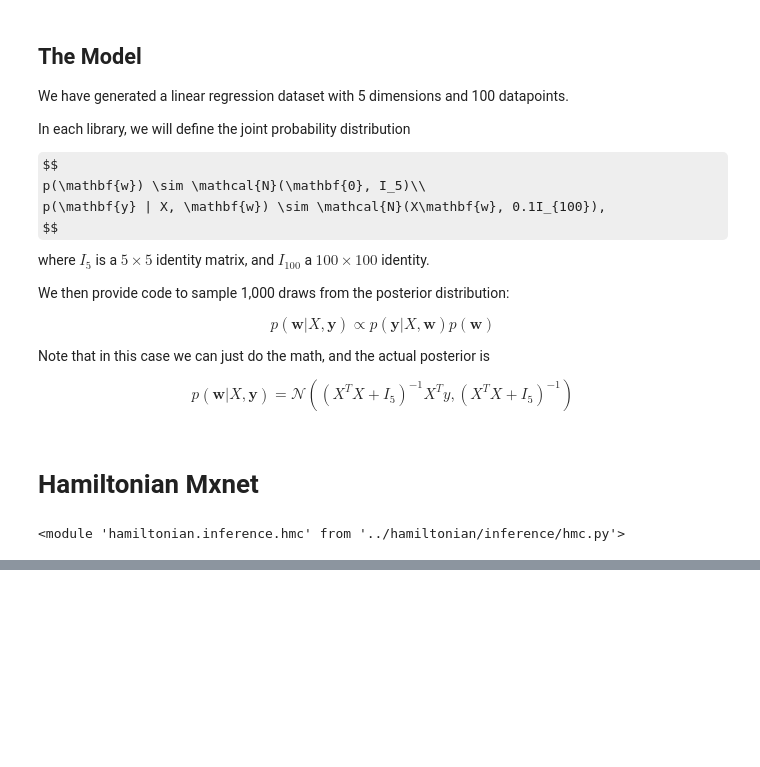
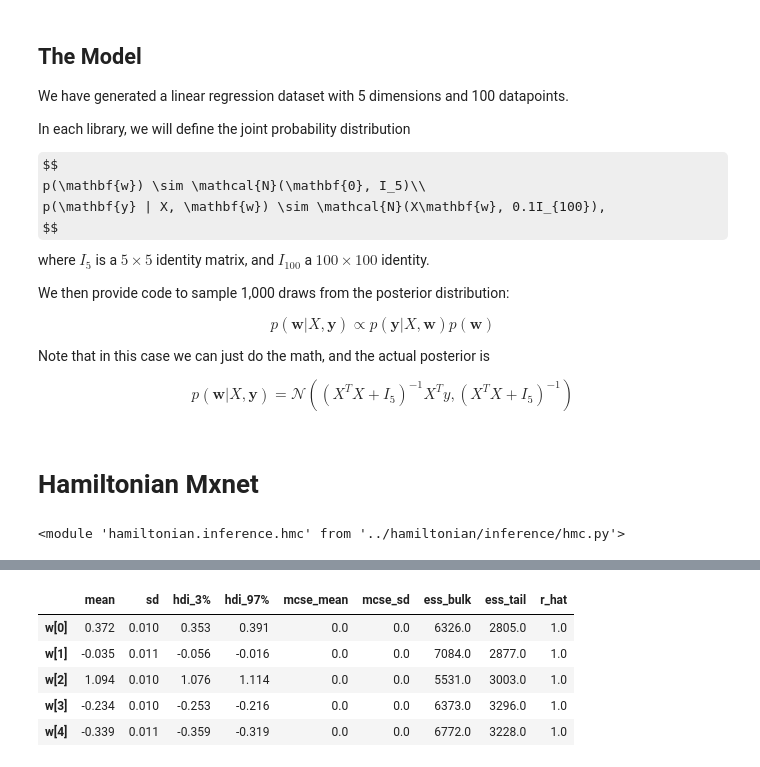
Before and after one commit to sherna90/mxprob, a Jupyter notebook: benchmarks/linear_model_comparison.ipynb, the cells around one changed output, grey strips where cells are left out. Cells and saved outputs as stored; diff of their text form; code cells hidden in the pictures; some formulas as TeX source; blank space fills up the shorter version.

```diff
--- a/benchmarks/linear_model_comparison.ipynb
+++ b/benchmarks/linear_model_comparison.ipynb
@@ -110,0 +134,5 @@ array([[[-2.7555978 ],
+# %%
+with pm.Model():
+    w = pm.Normal('w', 0, 1, shape=ndims)
+    y = pm.Normal('y', tt.dot(X, w), 0.1, observed=y_obs)
+    trace = pm.sample(1000)
@@ -110,0 +146,9 @@ array([[[-2.7555978 ],
+# %%
+az.summary(trace)
+# %% [output]
+|  | mean | sd | hdi_3% | hdi_97% | mcse_mean | mcse_sd | ess_bulk | ess_tail | r_hat |
+| w[0] | 0.372 | 0.010 | 0.353 | 0.391 | 0.0 | 0.0 | 6326.0 | 2805.0 | 1.0 |
+| w[1] | -0.035 | 0.011 | -0.056 | -0.016 | 0.0 | 0.0 | 7084.0 | 2877.0 | 1.0 |
+| w[2] | 1.094 | 0.010 | 1.076 | 1.114 | 0.0 | 0.0 | 5531.0 | 3003.0 | 1.0 |
+| w[3] | -0.234 | 0.010 | -0.253 | -0.216 | 0.0 | 0.0 | 6373.0 | 3296.0 | 1.0 |
+| w[4] | -0.339 | 0.011 | -0.359 | -0.319 | 0.0 | 0.0 | 6772.0 | 3228.0 | 1.0 |
```
Also changed, not shown: parts of 16 cells of this notebook, 2 other files.
